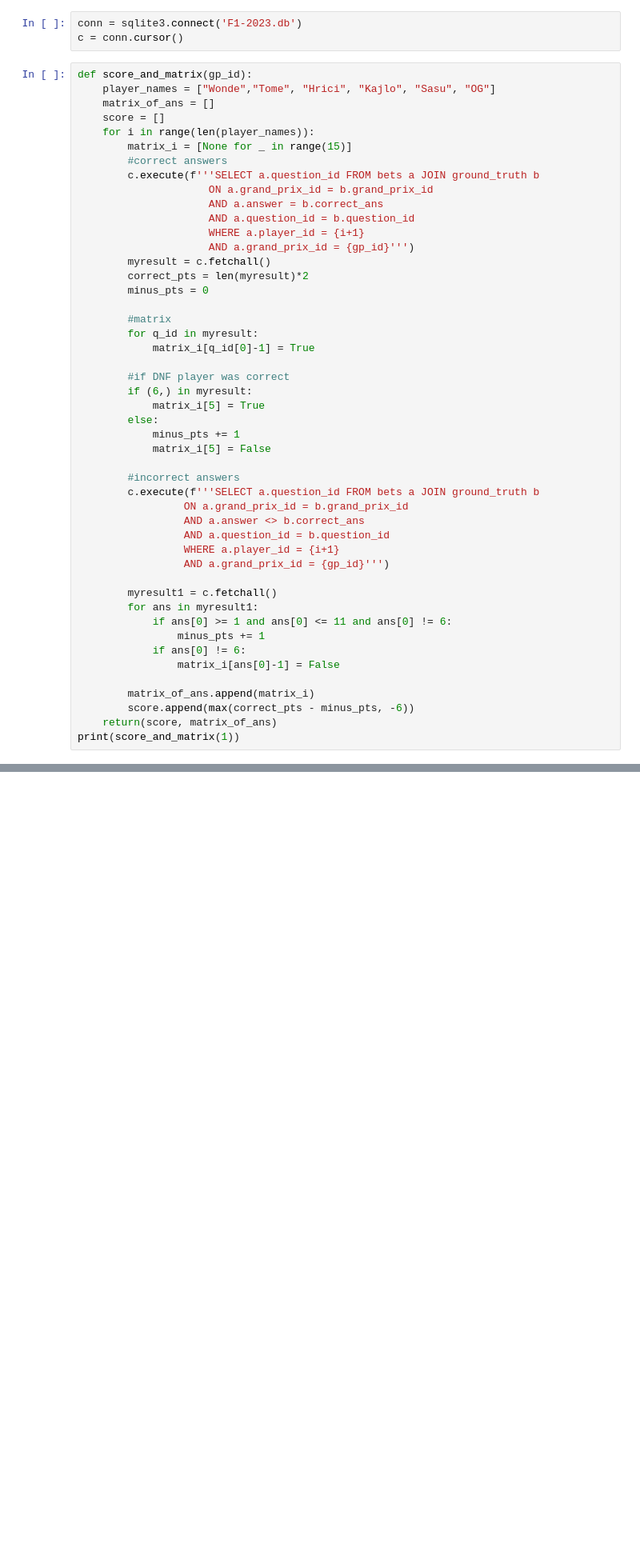
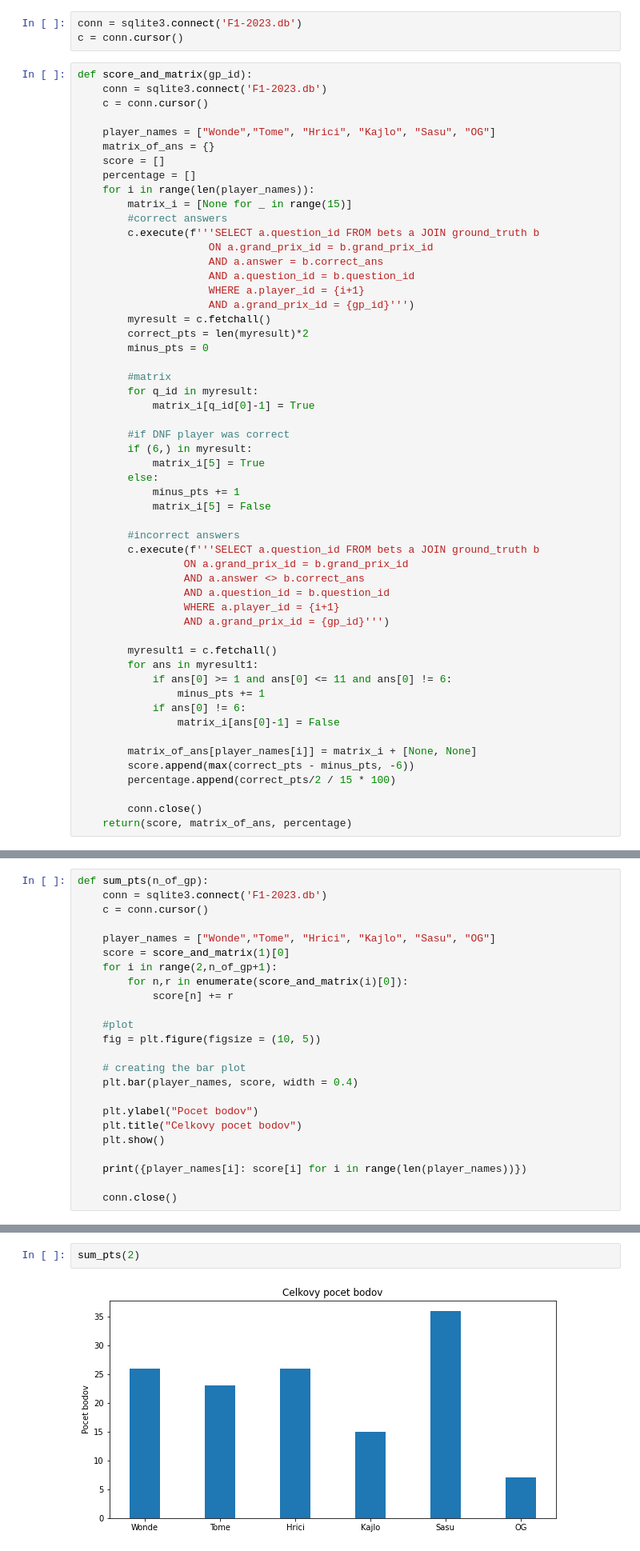
Before and after one commit to mibrix/F1_tipovacka, a Jupyter notebook: Statistics.ipynb, the cells around one changed output, grey strips where cells are left out. Shown: that part at 80% size. Saved outputs shown, nothing was run; the diff lists cells and outputs as text; blank space fills up the shorter version.

Commit message:
Creation of tables and graphs

```diff
--- a/Statistics.ipynb
+++ b/Statistics.ipynb
@@ -7,9 +8,13 @@ conn = sqlite3.connect('F1-2023.db')
 c = conn.cursor()
 # %%
 def score_and_matrix(gp_id):
+    conn = sqlite3.connect('F1-2023.db')
+    c = conn.cursor()
+
     player_names = ["Wonde","Tome", "Hrici", "Kajlo", "Sasu", "OG"]
-    matrix_of_ans = []
+    matrix_of_ans = {}
     score = []
+    percentage = []
     for i in range(len(player_names)):
         matrix_i = [None for _ in range(15)]
         #correct answers
@@ -49,7 +54,9 @@ def score_and_matrix(gp_id):
             if ans[0] != 6:
                 matrix_i[ans[0]-1] = False
 
-        matrix_of_ans.append(matrix_i)
+        matrix_of_ans[player_names[i]] = matrix_i + [None, None]
         score.append(max(correct_pts - minus_pts, -6))
-    return(score, matrix_of_ans)
-print(score_and_matrix(1))
+        percentage.append(correct_pts/2 / 15 * 100)
+
+        conn.close()
+    return(score, matrix_of_ans, percentage)
@@ -131,0 +114,24 @@ conn.close()
+# %%
+def sum_pts(n_of_gp):
+    conn = sqlite3.connect('F1-2023.db')
+    c = conn.cursor()
+
+    player_names = ["Wonde","Tome", "Hrici", "Kajlo", "Sasu", "OG"]
+    score = score_and_matrix(1)[0]
+    for i in range(2,n_of_gp+1):
+        for n,r in enumerate(score_and_matrix(i)[0]):
+            score[n] += r
+
+    #plot
+    fig = plt.figure(figsize = (10, 5))
+
+    # creating the bar plot
+    plt.bar(player_names, score, width = 0.4)
+
+    plt.ylabel("Pocet bodov")
+    plt.title("Celkovy pocet bodov")
+    plt.show()
+
+    print({player_names[i]: score[i] for i in range(len(player_names))})
+
+    conn.close()
@@ -131,0 +206,4 @@ conn.close()
+# %%
+sum_pts(2)
+# %% [output]
+[figure, added]
```
Also changed, not shown: parts of 13 cells of this notebook, 1 other file.
